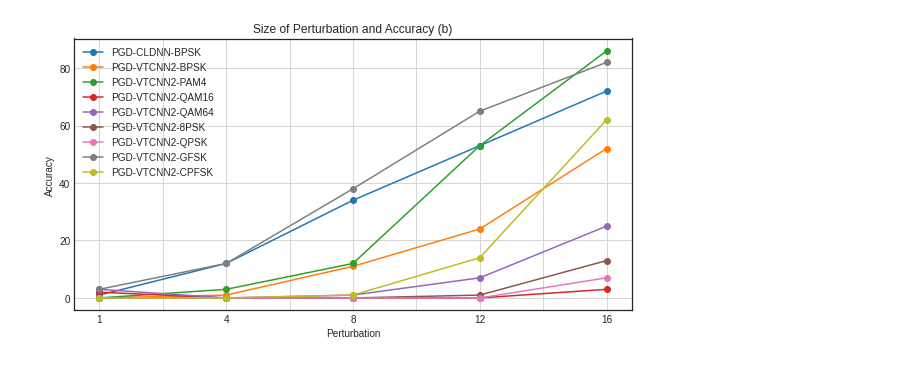
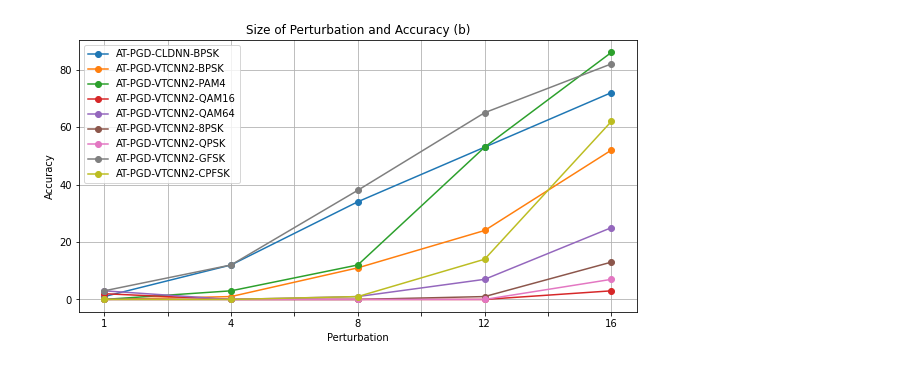
Before and after one commit to ongtiongheng/rfml, a Jupyter notebook: plot_mssd_SizePerturbaton_PGD.ipynb, the cells around one changed output. Drawn from its saved outputs; the diff is of its cells as text; code cells hidden in the pictures.

```diff
--- a/plot_mssd_SizePerturbaton_PGD.ipynb
+++ b/plot_mssd_SizePerturbaton_PGD.ipynb
@@ -19,34 +19,34 @@ df = pd.DataFrame([
     [34,11,12,0,1,0,0,38,1],
     [53,24,53,0,7,1,0,65,14],
     [72,52,86,3,25,13,7,82,62]],
-    columns=['PGD-CLDNN-BPSK','PGD-VTCNN2-BPSK','PGD-VTCNN2-PAM4','PGD-VTCNN2-QAM16','PGD-VTCNN2-QAM64','PGD-VTCNN2-8PSK','PGD-VTCNN2-QPSK','PGD-VTCNN2-GFSK','PGD-VTCNN2-CPFSK'], index=index
+    columns=['AT-PGD-CLDNN-BPSK','AT-PGD-VTCNN2-BPSK','AT-PGD-VTCNN2-PAM4','AT-PGD-VTCNN2-QAM16','AT-PGD-VTCNN2-QAM64','AT-PGD-VTCNN2-8PSK','AT-PGD-VTCNN2-QPSK','AT-PGD-VTCNN2-GFSK','AT-PGD-VTCNN2-CPFSK'], index=index
 )
 #ax = plt.gca()
 
 #plt.rcParams["figure.figsize"] = [30, 10]
 #plt.xticks(rotation = 45) # Rotates X-Axis Ticks by 45-degrees
 #plt.style.use('seaborn-white')
 #plt.xticks(list(range(len(index))), df.index, fontsize=11)
 df.plot(figsize=(10,5),grid=True,title='Size of Perturbation and Accuracy (b)',marker='o')
 file_path = "/tmp/SizeofPerturbationandAccuracy-PGD.svg"
 plt.xlabel('Perturbation')
 plt.ylabel('Accuracy')
 plt.savefig(file_path, format="svg")
 #plt.show()
 #plt.xticks(ticks=x_ticks)
 #plt.show()
 
 # plotting a bar graph
 # Draw a scatter plot
 #df.plot.scatter(x = 'Attack-SNR(DB)', y = '1');
 #df.plot(kind='scatter',x='num_children',y='num_pets',color='red')
 #df.plot(x="Attack-SNR(DB)", y="1", kind="bar")
 #np_plot = np.array(var)
 
 #plt.plot(np_plot)
 #plt.title('title name')
 #plt.xlabel('xAxis name')
 #plt.ylabel('yAxis name')
 #plt.show()
 # %% [output]
-[figure, old version]
+[figure, new version]
```
